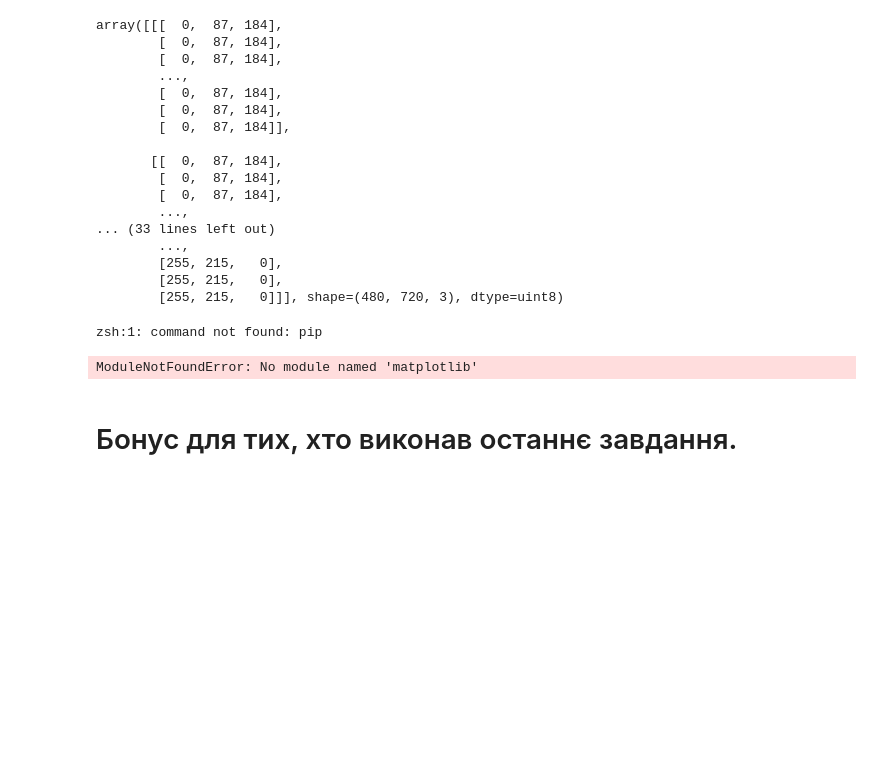
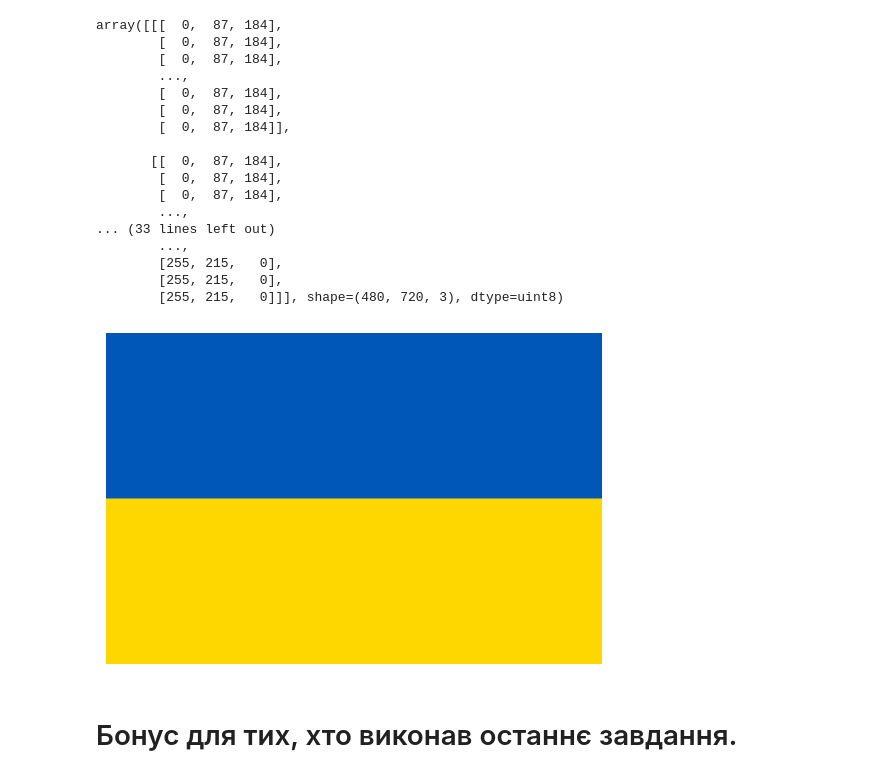
Before and after one commit to MarianaDek/python-for-big-data-and-data-science, a Jupyter notebook: python_practice_8 (1).ipynb, the cells around one changed output. Drawn from its saved outputs; the diff is of its cells as text; code cells hidden in the pictures; blank space fills up the shorter version.

```diff
--- a/python_practice_8 (1).ipynb
+++ b/python_practice_8 (1).ipynb
@@ -303,16 +304,13 @@ array([[[  0,  87, 184],
         [255, 215,   0],
         [255, 215,   0]]], shape=(480, 720, 3), dtype=uint8)
 # %%
-!pip install matplotlib
-
 import matplotlib.pyplot as plt
 
-plt.imshow(tensor)
+plt.imshow(img)
 plt.axis('off')
 plt.show()
 # %% [output]
-zsh:1: command not found: pip
-ModuleNotFoundError: No module named 'matplotlib'
+[figure, added]
 # %% [markdown]
 # Бонус для тих, хто виконав останнє завдання.
 # %% [markdown]
```
Also changed, not shown: parts of 1 cell of this notebook.
